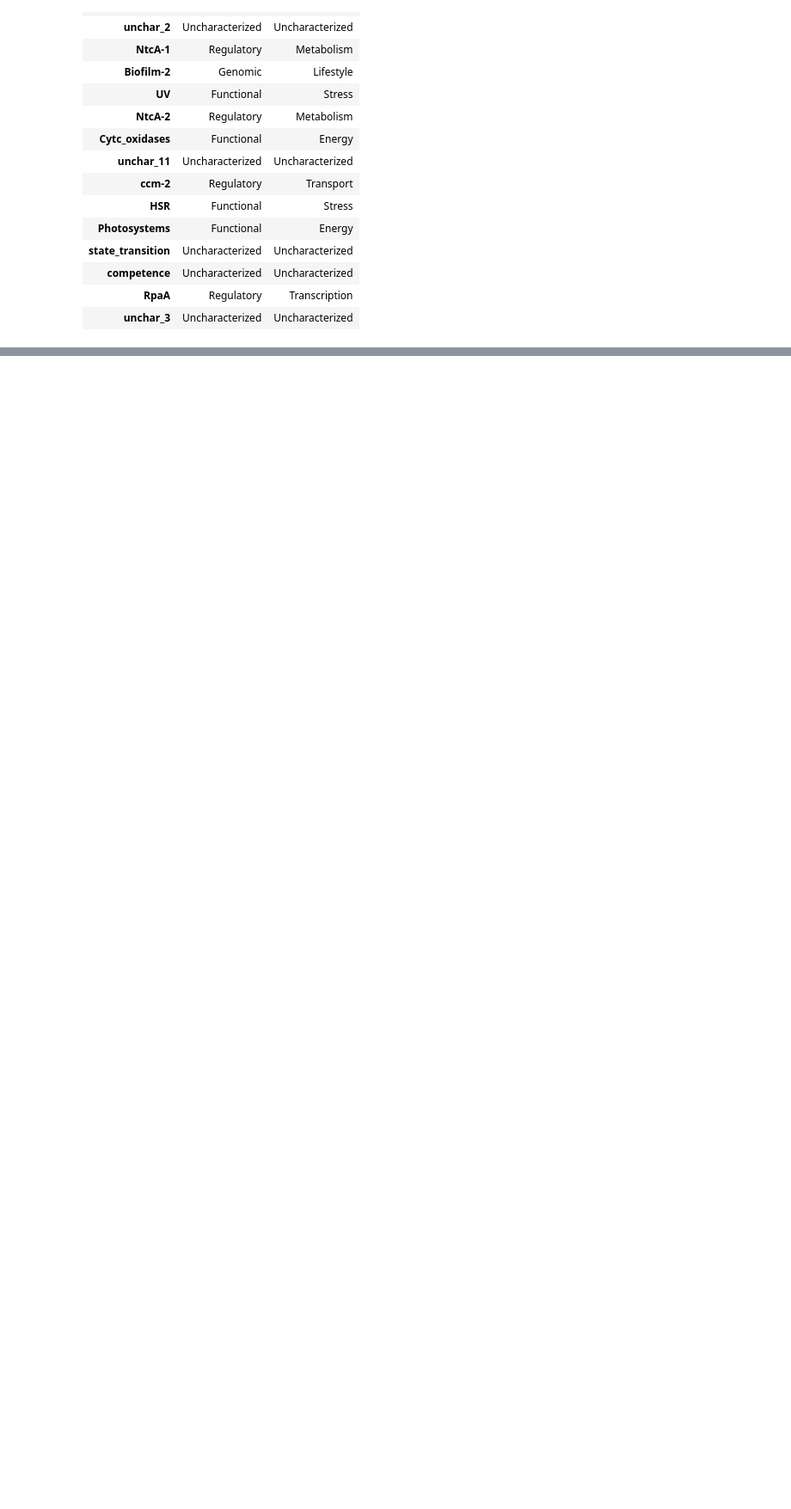
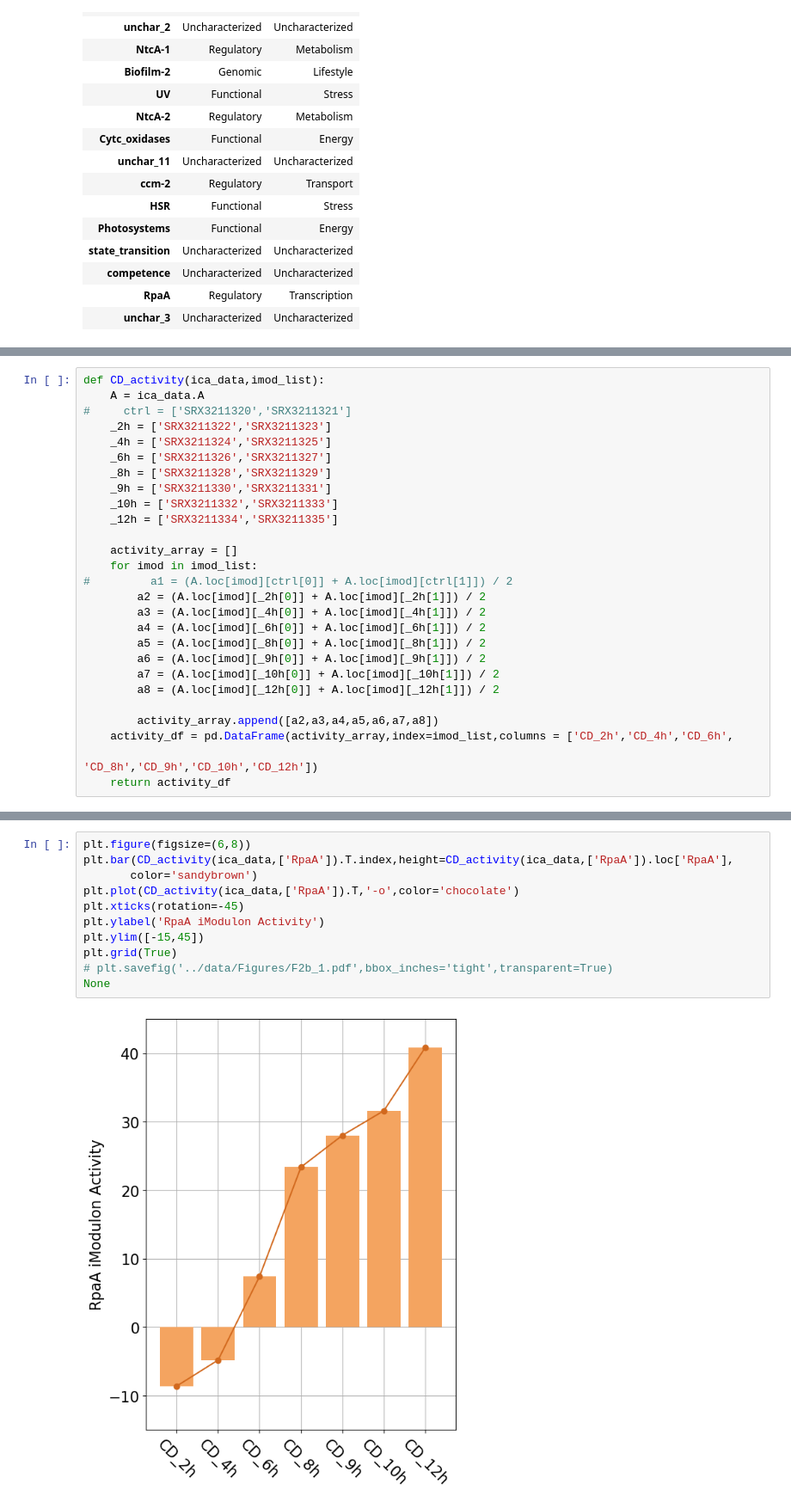
Before and after one commit to AnnieYuan21/S.elongatus-iModulons, a Jupyter notebook: notebooks/Figures.ipynb, the cells around one changed output, grey strips where cells are left out. Shown at 86% size. Cells and saved outputs as stored; diff of their text form; blank space fills up the shorter version.

```diff
--- a/notebooks/Figures.ipynb
+++ b/notebooks/Figures.ipynb
@@ -120,0 +130,27 @@ plt.savefig('../data/Figures/CysR.pdf',bbox_inches='tight',transparent=True)
+# %%
+def CD_activity(ica_data,imod_list):
+    A = ica_data.A
+#     ctrl = ['SRX3211320','SRX3211321']
+    _2h = ['SRX3211322','SRX3211323']
+    _4h = ['SRX3211324','SRX3211325']
+    _6h = ['SRX3211326','SRX3211327']
+    _8h = ['SRX3211328','SRX3211329']
+    _9h = ['SRX3211330','SRX3211331']
+    _10h = ['SRX3211332','SRX3211333']
+    _12h = ['SRX3211334','SRX3211335']
+
+    activity_array = []
+    for imod in imod_list:
+#         a1 = (A.loc[imod][ctrl[0]] + A.loc[imod][ctrl[1]]) / 2
+        a2 = (A.loc[imod][_2h[0]] + A.loc[imod][_2h[1]]) / 2
+        a3 = (A.loc[imod][_4h[0]] + A.loc[imod][_4h[1]]) / 2
+        a4 = (A.loc[imod][_6h[0]] + A.loc[imod][_6h[1]]) / 2
+        a5 = (A.loc[imod][_8h[0]] + A.loc[imod][_8h[1]]) / 2
+        a6 = (A.loc[imod][_9h[0]] + A.loc[imod][_9h[1]]) / 2
+        a7 = (A.loc[imod][_10h[0]] + A.loc[imod][_10h[1]]) / 2
+        a8 = (A.loc[imod][_12h[0]] + A.loc[imod][_12h[1]]) / 2
+
+        activity_array.append([a2,a3,a4,a5,a6,a7,a8])
+    activity_df = pd.DataFrame(activity_array,index=imod_list,columns = ['CD_2h','CD_4h','CD_6h',
+                                                                            'CD_8h','CD_9h','CD_10h','CD_12h'])
+    return activity_df
@@ -120,0 +184,13 @@ plt.savefig('../data/Figures/CysR.pdf',bbox_inches='tight',transparent=True)
+# %%
+plt.figure(figsize=(6,8))
+plt.bar(CD_activity(ica_data,['RpaA']).T.index,height=CD_activity(ica_data,['RpaA']).loc['RpaA'],
+       color='sandybrown')
+plt.plot(CD_activity(ica_data,['RpaA']).T,'-o',color='chocolate')
+plt.xticks(rotation=-45)
+plt.ylabel('RpaA iModulon Activity')
+plt.ylim([-15,45])
+plt.grid(True)
+# plt.savefig('../data/Figures/F2b_1.pdf',bbox_inches='tight',transparent=True)
+None
+# %% [output]
+[figure, added]
```
Also changed, not shown: parts of 125 cells of this notebook, 29 other files.
